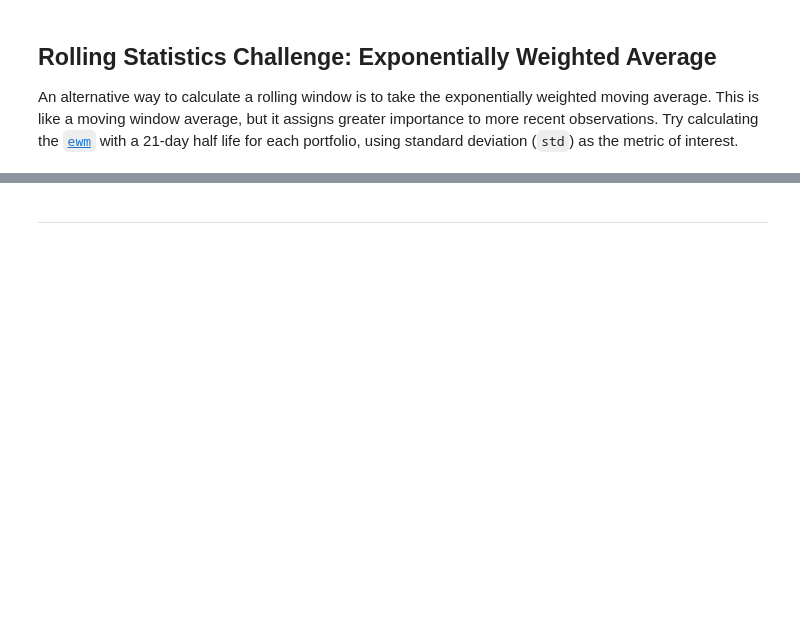
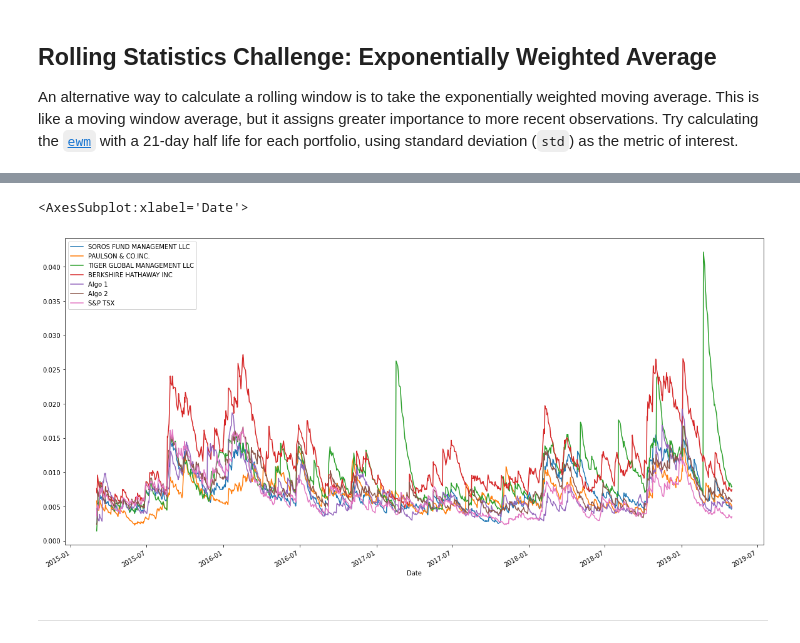
Before and after one commit to MichaelNguyen2692/Module-4-Assignment---Portfolio-Analysis, a Jupyter notebook: whale_analysis.ipynb, the cells around one changed output, grey strips where cells are left out. Cells and saved outputs as stored; diff of their text form; code cells hidden in the pictures; blank space fills up the shorter version.

```diff
--- a/whale_analysis.ipynb
+++ b/whale_analysis.ipynb
@@ -409,3 +409,8 @@ joined_std_ewm
+# %%
+joined_std_ewm.plot(figsize=(20,10), title= "21-day Expotentially Weighted Average of Standard Deviation" )
+# %% [output]
+<AxesSubplot:xlabel='Date'>
+[figure, added]
 # %% [markdown]
 ---
 # %% [markdown]
```
Also changed, not shown: parts of 8 cells of this notebook.
